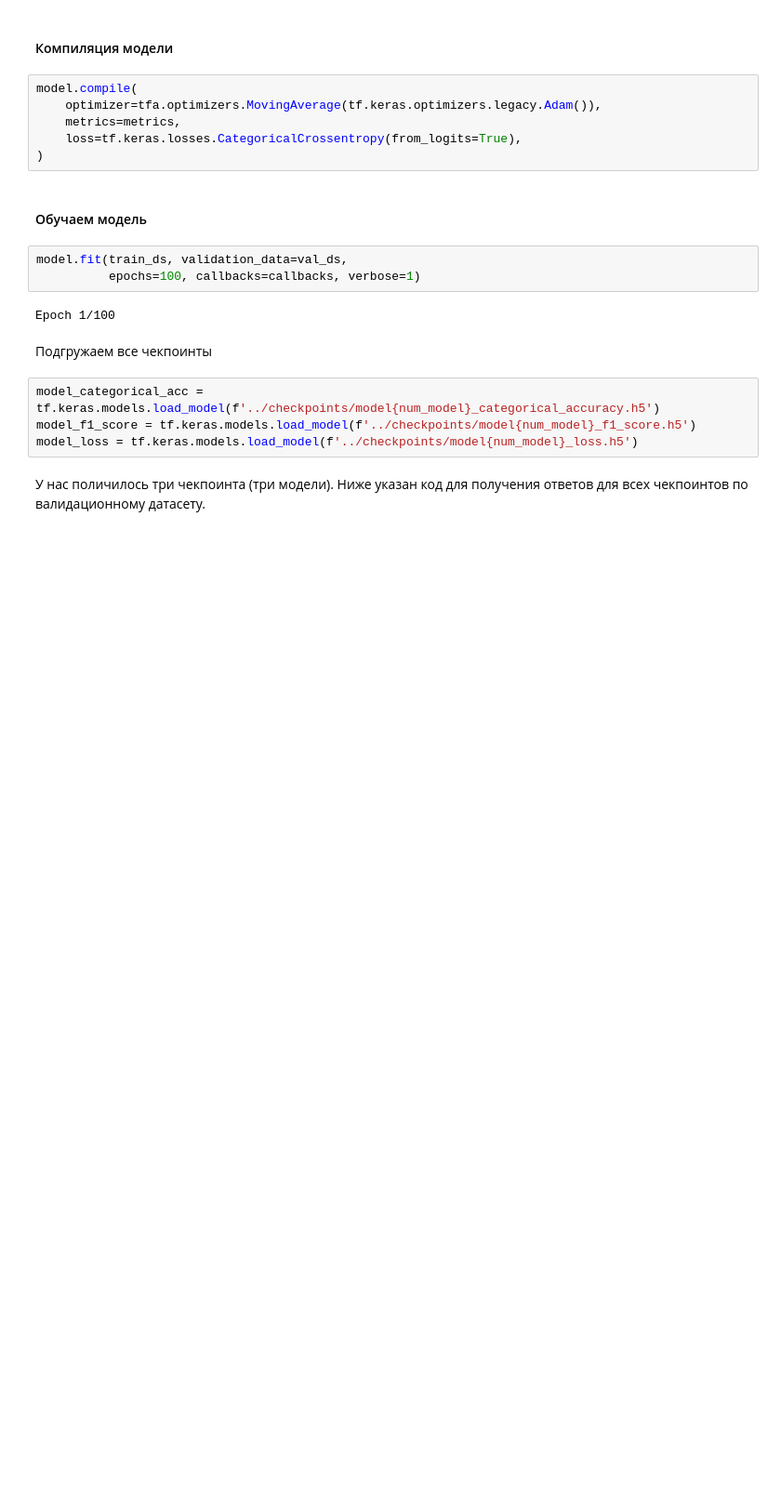
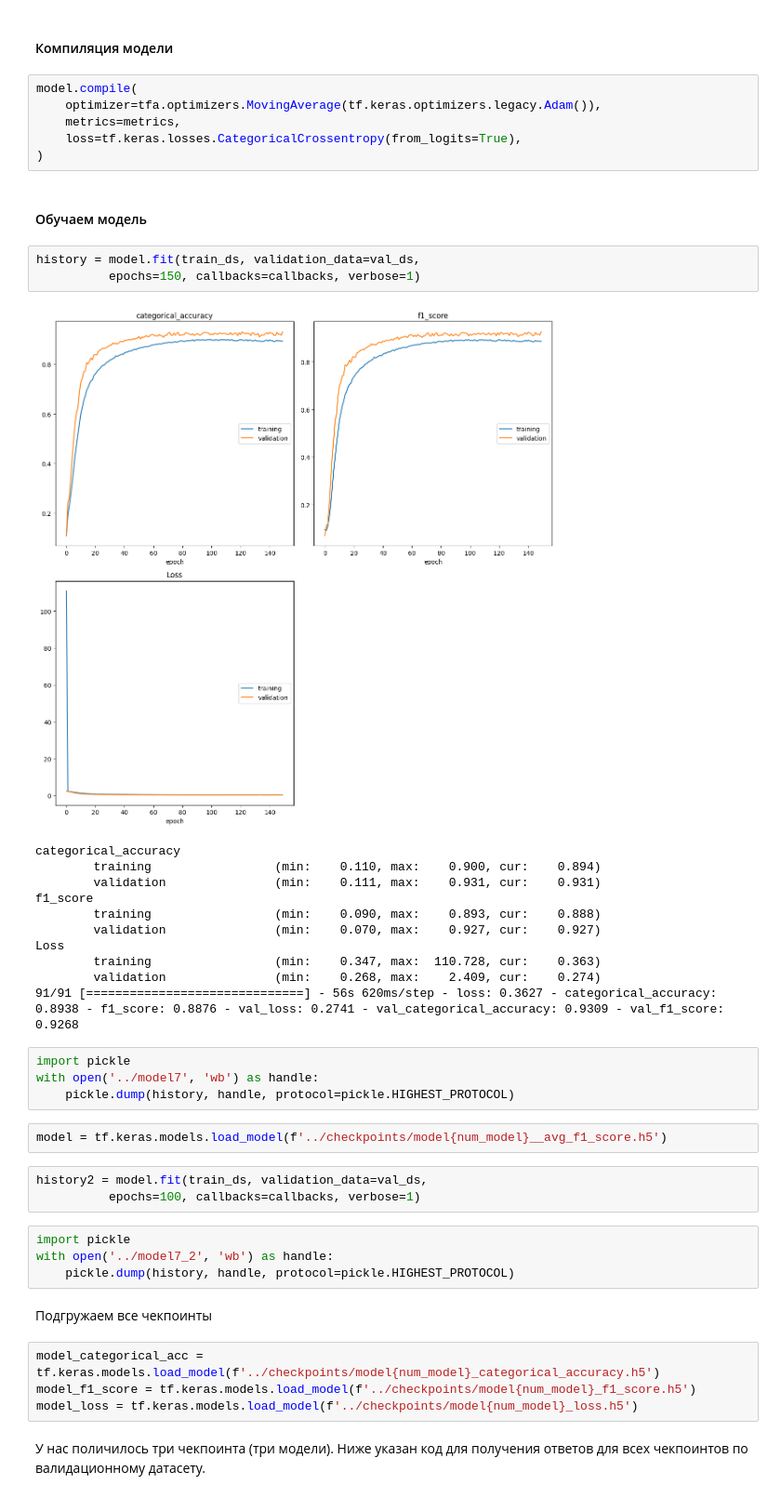
Before and after one commit to GrishaTS/YaMlProject, a Jupyter notebook: models/models/model_g_7.ipynb, the cells around one changed output. Shown at 93% size. Cells and saved outputs as stored; diff of their text form; blank space fills up the shorter version.

```diff
--- a/models/models/model_g_7.ipynb
+++ b/models/models/model_g_7.ipynb
@@ -233,11 +270,34 @@ model.compile(
 )
 # %% [markdown]
 #### Обучаем модель
+# %%
+history = model.fit(train_ds, validation_data=val_ds,
+          epochs=150, callbacks=callbacks, verbose=1)
+# %% [output]
+[figure, added]
+categorical_accuracy
+        training                 (min:    0.110, max:    0.900, cur:    0.894)
+        validation               (min:    0.111, max:    0.931, cur:    0.931)
+f1_score
+        training                 (min:    0.090, max:    0.893, cur:    0.888)
+        validation               (min:    0.070, max:    0.927, cur:    0.927)
+Loss
+        training                 (min:    0.347, max:  110.728, cur:    0.363)
+        validation               (min:    0.268, max:    2.409, cur:    0.274)
+91/91 [==============================] - 56s 620ms/step - loss: 0.3627 - categorical_accuracy: 0.8938 - f1_score: 0.8876 - val_loss: 0.2741 - val_categorical_accuracy: 0.9309 - val_f1_score: 0.9268
+# %%
+import pickle
+with open('../model7', 'wb') as handle:
+    pickle.dump(history, handle, protocol=pickle.HIGHEST_PROTOCOL)
+# %%
+model = tf.keras.models.load_model(f'../checkpoints/model{num_model}__avg_f1_score.h5')
 # %%
-model.fit(train_ds, validation_data=val_ds,
+history2 = model.fit(train_ds, validation_data=val_ds,
           epochs=100, callbacks=callbacks, verbose=1)
-# %% [output]
-Epoch 1/100
+# %%
+import pickle
+with open('../model7_2', 'wb') as handle:
+    pickle.dump(history, handle, protocol=pickle.HIGHEST_PROTOCOL)
 # %% [markdown]
 Подгружаем все чекпоинты
 # %%
```
Also changed, not shown: parts of 6 cells of this notebook, 7 other files.
